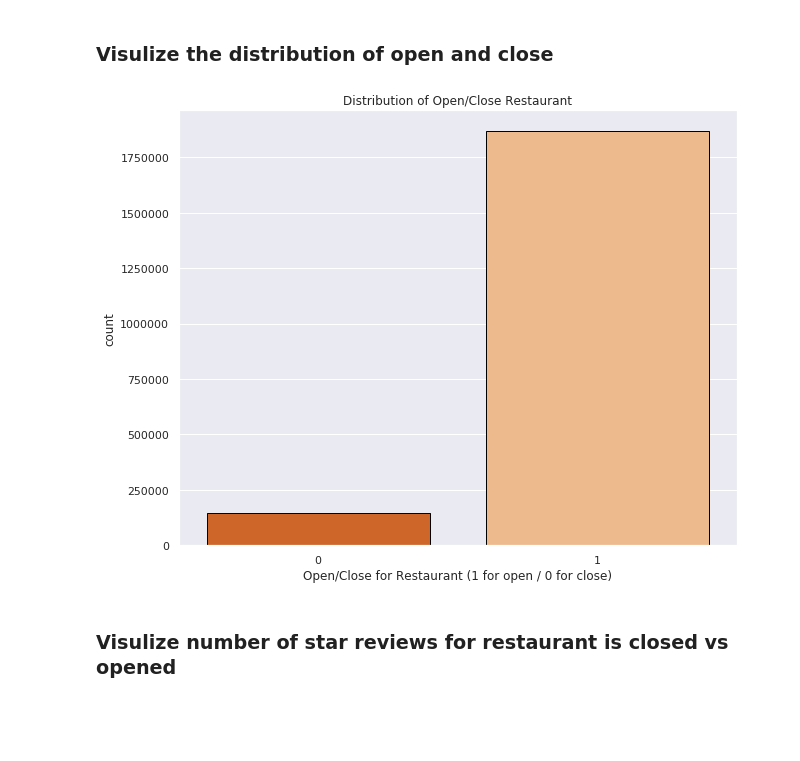
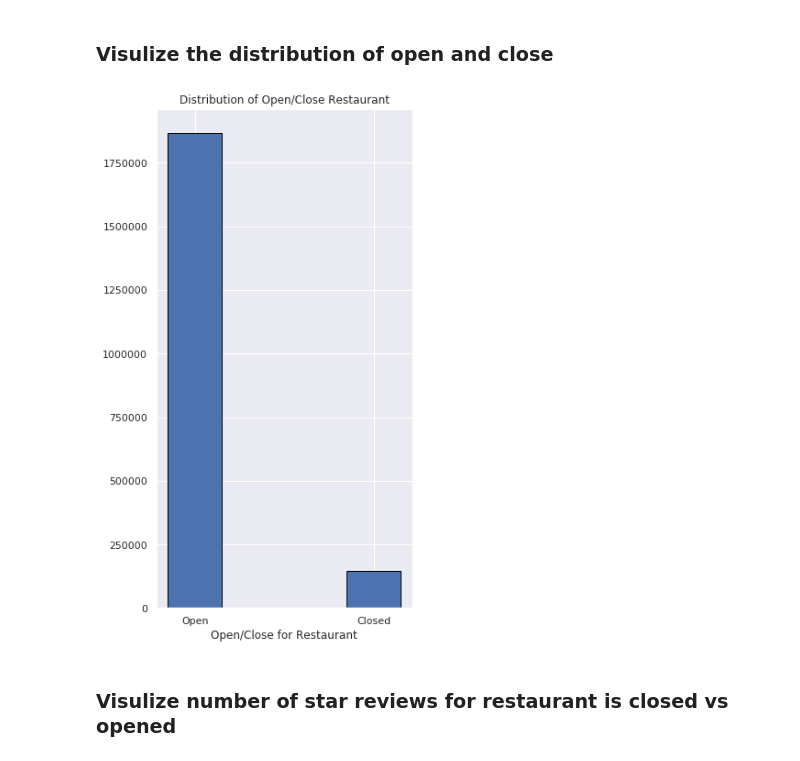
Before and after one commit to terrancexia/Yelp-Review-Sentiment-Analysis, a Jupyter notebook: Yelp Project.ipynb, the cells around one changed output. Saved outputs shown, nothing was run; the diff lists cells and outputs as text; code cells hidden in the pictures; blank space fills up the shorter version.

```diff
--- a/Yelp Project.ipynb
+++ b/Yelp Project.ipynb
@@ -1203,15 +1221,15 @@ plt.show()
 # %% [markdown]
 ### Visulize the distribution of open and close
 # %%
-
+x_string = ['Open','Closed']
 sns.set(style = 'darkgrid')
-plt.figure(figsize=(10,8))
-sns.countplot(x = 'is_open', data=df, palette ='Oranges_r', edgecolor='black')
+plt.figure(figsize=(5,10))
+plt.bar(x_string, df['is_open'].value_counts().values, edgecolor='black', width=0.3)
 plt.title('Distribution of Open/Close Restaurant')
-plt.xlabel('Open/Close for Restaurant (1 for open / 0 for close)')
+plt.xlabel('Open/Close for Restaurant')
 plt.show()
 # %% [output]
-[figure, old version]
+[figure, new version]
 # %% [markdown]
 ### Visulize number of star reviews for restaurant is closed vs opened
 # %%
```
Also changed, not shown: parts of 33 cells of this notebook.
